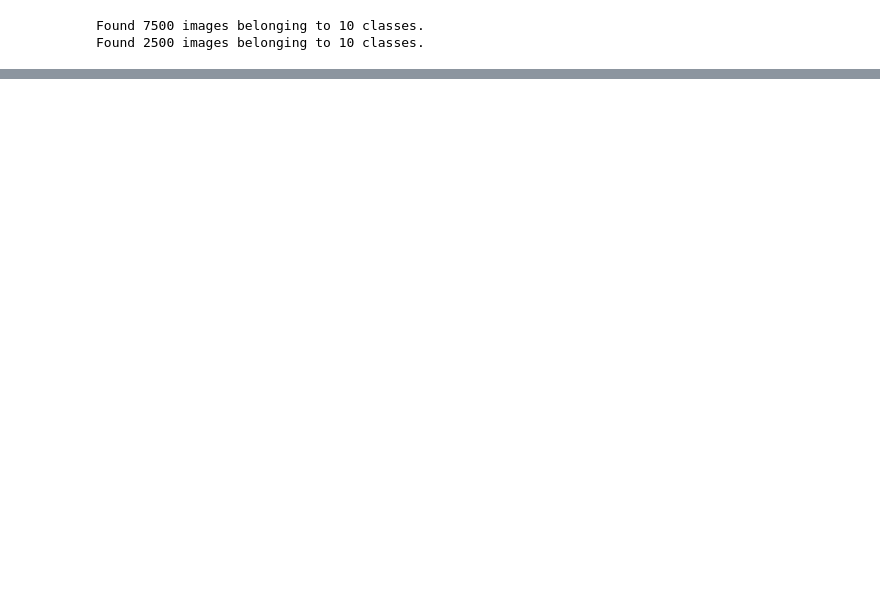
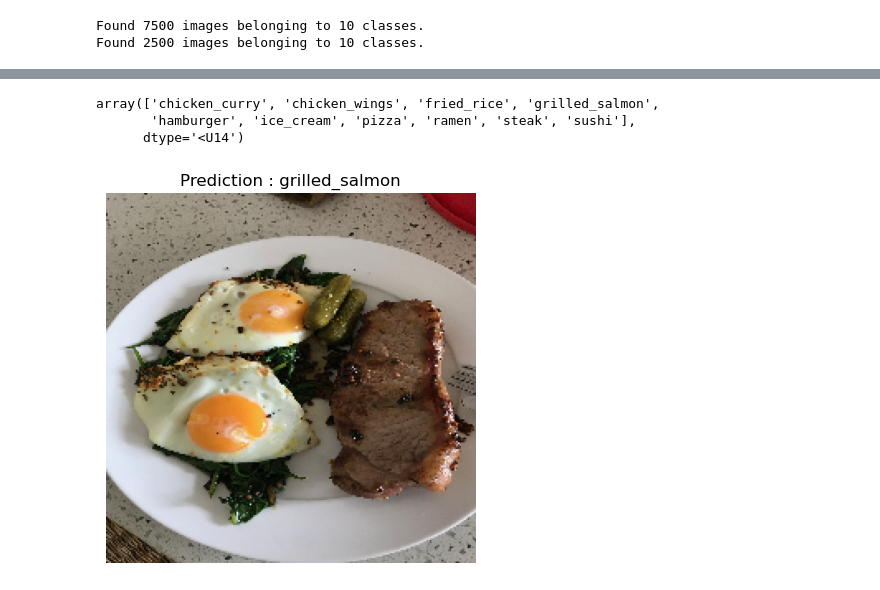
Before and after one commit to vivek11416/tensorFlow, a Jupyter notebook: ConvolutionNN/playground.ipynb, the cells around one changed output, grey strips where cells are left out. Saved outputs shown, nothing was run; the diff lists cells and outputs as text; code cells hidden in the pictures; blank space fills up the shorter version.

```diff
--- a/ConvolutionNN/playground.ipynb
+++ b/ConvolutionNN/playground.ipynb
@@ -715,0 +775,32 @@ plot_loss_curves(history_9)
+# %%
+#034 Multi-class CNN's part 8 Things you could do to improve your CNN model
+#try transfer learning
+class_names
+# %% [output]
+array(['chicken_curry', 'chicken_wings', 'fried_rice', 'grilled_salmon',
+       'hamburger', 'ice_cream', 'pizza', 'ramen', 'steak', 'sushi'],
+      dtype='<U14')
+# %%
+def load_and_prep_image(filename,img_shape=224):
+    img = tf.io.read_file(filename)
+    img = tf.image.decode_image(img)
+    img = tf.image.resize(img,size=[img_shape,img_shape])
+    img = img/255
+    return img
+
+
+def pred_and_plot(model,filename, class_name = class_names):
+    img = load_and_prep_image(filename)
+    pred = model.predict(tf.expand_dims(img,axis=0),verbose=0)
+    if len(pred[0]) > 1:
+        pred_class = class_names[tf.argmax(pred[0])]
+    else:
+        pred_class = class_names[int(tf.round(pred))]
+    plt.imshow(img)
+    plt.title(f"Prediction : {pred_class}")
+    plt.axis(False)
+# %%
+#035 Multi-class CNN's part 9 Making predictions with our model on custom images
+pred_and_plot(model_10,filename='03-steak.jpeg',class_name=class_names)
+# %% [output]
+[figure, added]
```
Also changed, not shown: parts of 33 cells of this notebook, 4 other files.
